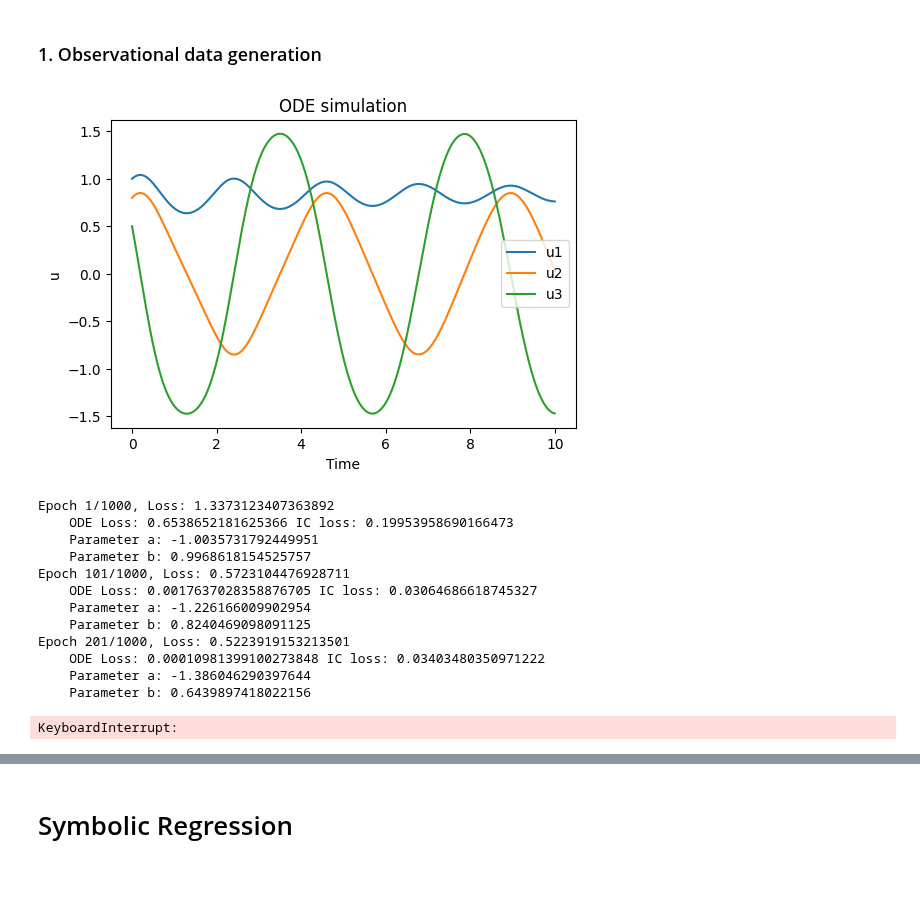
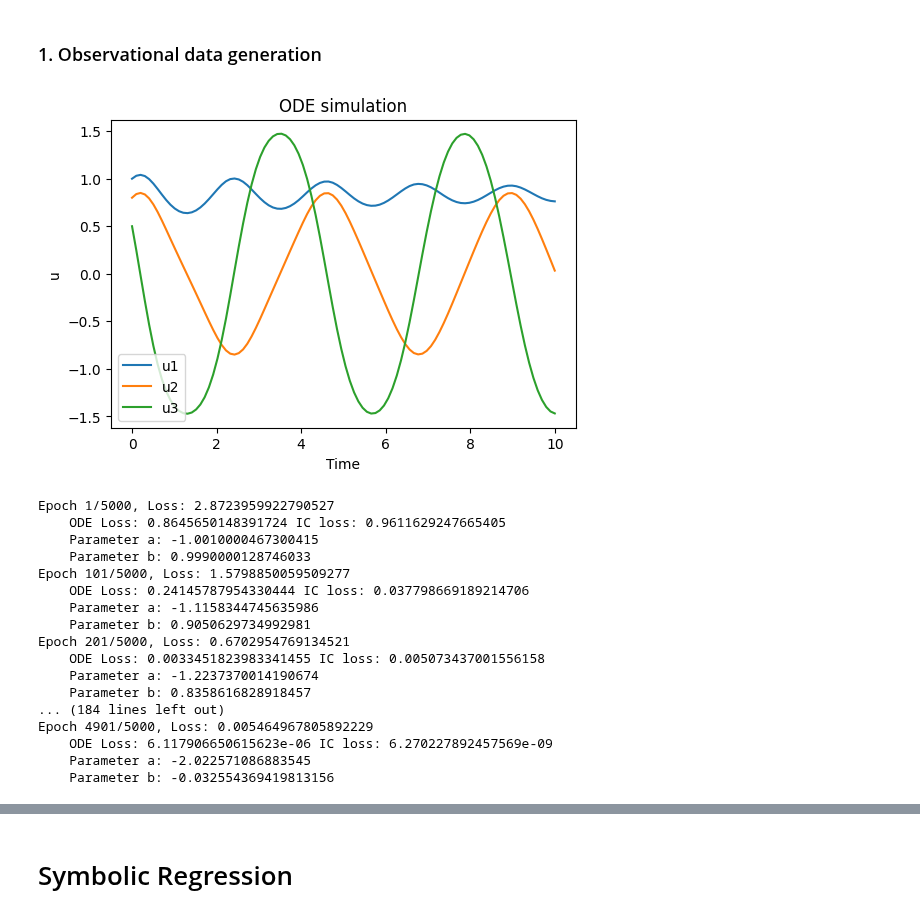
Before and after one commit to costasmexis/ModelMind, a Jupyter notebook: PINN_SI.ipynb, the cells around one changed output, grey strips where cells are left out. Drawn from its saved outputs; the diff is of its cells as text; code cells hidden in the pictures; blank space fills up the shorter version.

```diff
--- a/PINN_SI.ipynb
+++ b/PINN_SI.ipynb
@@ -36,35 +36,35 @@ def simulate_ODEs(u_init, t_span, obs_num):
         du3dt = -3 * u[0] * u[1]
         return [du1dt, du2dt, du3dt]
 
     # Solve ODEs
     t_eval = np.linspace(t_span[0], t_span[1], obs_num)
     sol = solve_ivp(odes, t_span, u_init, method='RK45', t_eval=t_eval)
 
     # Restrcture solution
     u_obs = np.column_stack((sol.t, sol.y[0], sol.y[1], sol.y[2]))
 
     return u_obs
 
 # Set up simulation
 u_init = [1, 0.8, 0.5]
 t_span = [0, 10]
-obs_num = 1000
+obs_num = 100
 
 # Solve ODEs
 u_obs = simulate_ODEs(u_init, t_span, obs_num)
 
 # Plot
 plt.figure(figsize=(6, 4))
 plt.plot(u_obs[:, 0], u_obs[:, 1], label='u1')
 plt.plot(u_obs[:, 0], u_obs[:, 2], label='u2')
 plt.plot(u_obs[:, 0], u_obs[:, 3], label='u3')
 plt.legend()
 plt.xlabel('Time')
 plt.ylabel('u')
 plt.title('ODE simulation')
 plt.show()
 # %% [output]
-[figure, old version]
+[figure, new version]
 # %%
 # u_net
 class u_net(nn.Module):
@@ -130,27 +130,27 @@ def residuals(u_net: nn.Module, f_net: nn.Module):
 # %%
 unet = u_net(1, 3).to(device)
 fnet = f_net(4, 2).to(device)
-optimizer = torch.optim.Adam(list(unet.parameters()) + list(fnet.parameters()), lr=0.0001)
+optimizer = torch.optim.Adam(list(unet.parameters()) + list(fnet.parameters()), lr=0.001)
 criterion = nn.MSELoss()
 
-EPOCHS = 1000
+EPOCHS = 5000
 LOSS = []
 for epoch in range(EPOCHS):
-    for ts_train, us_train in train_loader:
-        u = unet.forward(ts_train)
-        f = fnet.forward(torch.cat((ts_train, u), 1))
+# for ts_train, us_train in train_loader:
+    u = unet.forward(ts_train)
+    f = fnet.forward(torch.cat((ts_train, u), 1))
 
-        loss_ic = (torch.mean(u[0] - torch.tensor([1.0, 0.8, 0.5]).to(device)))**2
+    loss_ic = (torch.mean(u[0] - torch.tensor([1.0, 0.8, 0.5]).to(device)))**2
 
-        loss_ode = residuals(unet, fnet)
-        loss_data = criterion(u, us_train)
-        loss = loss_data +  loss_ode + loss_ic
+    loss_ode = residuals(unet, fnet)
+    loss_data = criterion(u, us_train)
+    loss = loss_data +  loss_ode + loss_ic
 
-        LOSS.append(loss.item())
+    LOSS.append(loss.item())
 
-        optimizer.zero_grad()
-        loss.backward()
-        optimizer.step()
+    optimizer.zero_grad()
+    loss.backward()
+    optimizer.step()
 
     if epoch % 100 == 0:
         print(f'Epoch {epoch+1}/{EPOCHS}, Loss: {loss.item()}')
@@ -158,16 +158,20 @@ for epoch in range(EPOCHS):
         print(f'    Parameter a: {fnet.a.item()}')
         print(f'    Parameter b: {fnet.b.item()}')
 # %% [output]
-Epoch 1/1000, Loss: 1.3373123407363892
-    ODE Loss: 0.6538652181625366 IC loss: 0.19953958690166473
-    Parameter a: -1.0035731792449951
-    Parameter b: 0.9968618154525757
-Epoch 101/1000, Loss: 0.5723104476928711
-    ODE Loss: 0.0017637028358876705 IC loss: 0.03064686618745327
-    Parameter a: -1.226166009902954
-    Parameter b: 0.8240469098091125
-Epoch 201/1000, Loss: 0.5223919153213501
-    ODE Loss: 0.00010981399100273848 IC loss: 0.03403480350971222
-    Parameter a: -1.386046290397644
-    Parameter b: 0.6439897418022156
+Epoch 1/5000, Loss: 2.8723959922790527
+    ODE Loss: 0.8645650148391724 IC loss: 0.9611629247665405
+    Parameter a: -1.0010000467300415
+    Parameter b: 0.9990000128746033
+Epoch 101/5000, Loss: 1.5798850059509277
+    ODE Loss: 0.24145787954330444 IC loss: 0.037798669189214706
+    Parameter a: -1.1158344745635986
+    Parameter b: 0.9050629734992981
+Epoch 201/5000, Loss: 0.6702954769134521
+    ODE Loss: 0.0033451823983341455 IC loss: 0.005073437001556158
+    Parameter a: -1.2237370014190674
+    Parameter b: 0.8358616828918457
+... (184 lines left out)
+Epoch 4901/5000, Loss: 0.005464967805892229
+    ODE Loss: 6.117906650615623e-06 IC loss: 6.270227892457569e-09
+    Parameter a: -2.022571086883545
+    Parameter b: -0.032554369419813156
-KeyboardInterrupt:
```
Also changed, not shown: parts of 10 cells of this notebook, 1 other file.
